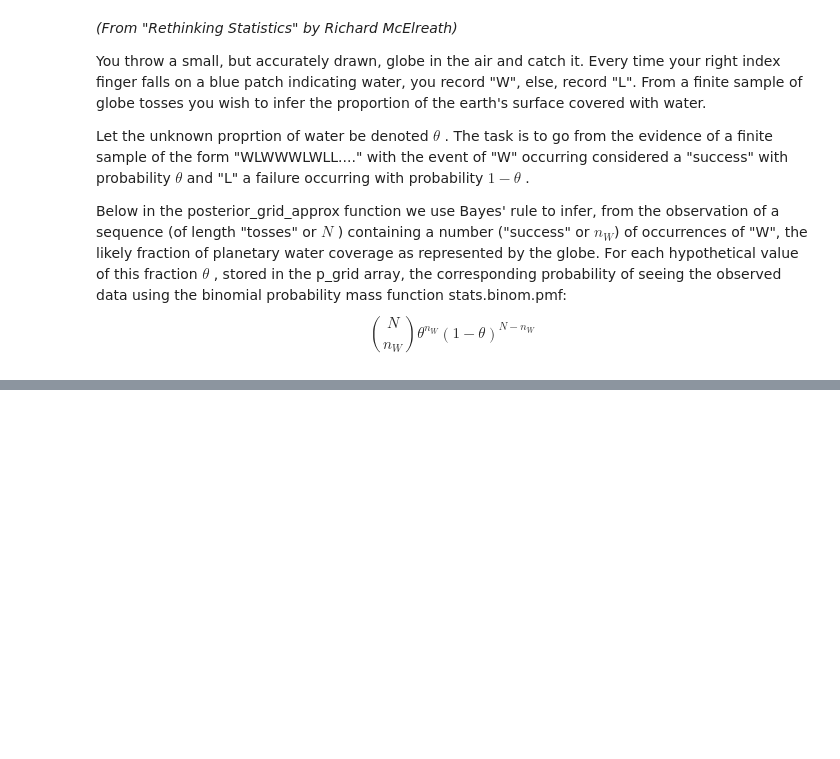
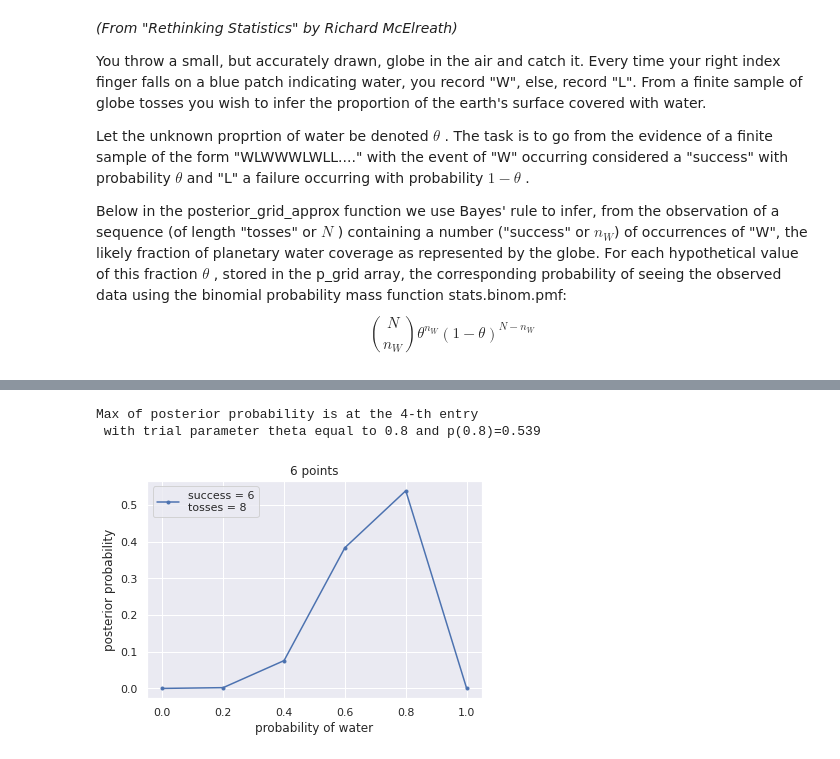
Before and after one commit to benwtks/machine-learning, a Jupyter notebook: lab3.ipynb, the cells around one changed output, grey strips where cells are left out. Cells and saved outputs as stored; diff of their text form; code cells hidden in the pictures; blank space fills up the shorter version.

```diff
--- a/lab3.ipynb
+++ b/lab3.ipynb
@@ -486,0 +506,16 @@ def posterior_grid_approx(grid_points, success, tosses):
+# %%
+points = 6
+w, n = 6, 8
+p_grid, posterior = posterior_grid_approx(points, w, n)
+plt.plot(p_grid, posterior, '.-', label='success = {}\ntosses = {}'.format(w, n))
+plt.xlabel('probability of water')
+plt.ylabel('posterior probability')
+plt.title('{} points'.format(points))
+plt.legend(loc=0);
+print('Max of posterior probability is at the {}-th entry\n with trial parameter theta equal to {}\
+ and p({})={}'.format(np.argmax(posterior),p_grid[np.argmax(posterior)],
+                      p_grid[np.argmax(posterior)],np.around(np.max(posterior),3)))
+# %% [output]
+Max of posterior probability is at the 4-th entry
+ with trial parameter theta equal to 0.8 and p(0.8)=0.539
+[figure, added]
```
Also changed, not shown: parts of 5 cells of this notebook.
